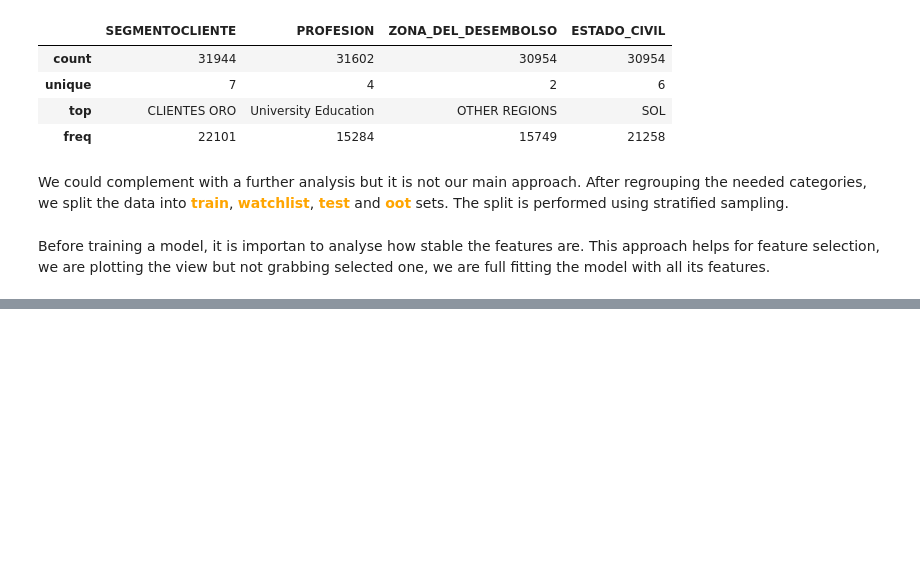
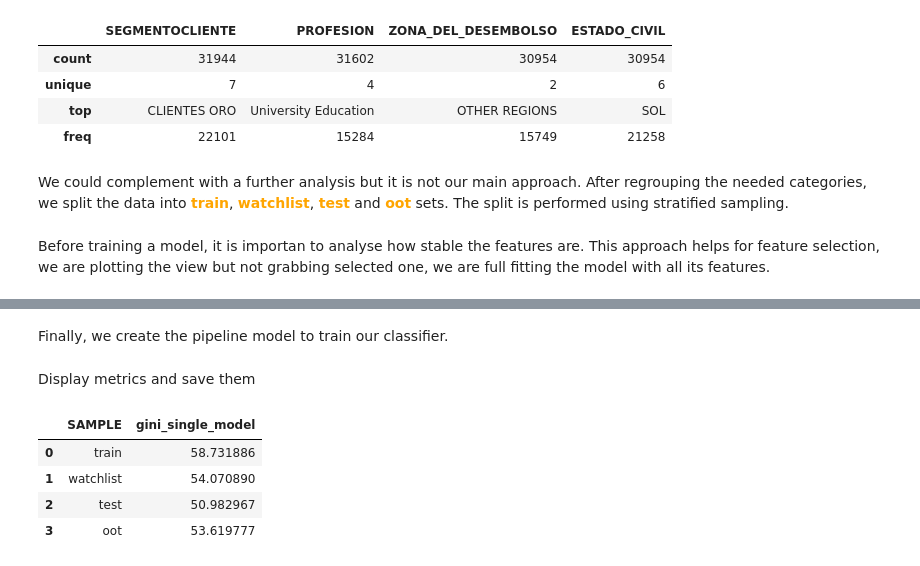
Before and after one commit to Brunoware/Credit-Risk-Segmentation, a Jupyter notebook: 01_eda_project_model_development[4_5].ipynb, the cells around one changed output, grey strips where cells are left out. Drawn from its saved outputs; the diff is of its cells as text; code cells hidden in the pictures; blank space fills up the shorter version.

```diff
--- a/01_eda_project_model_development[4_5].ipynb
+++ b/01_eda_project_model_development[4_5].ipynb
@@ -297,0 +308,2 @@ gini_in_time.transpose()
+# %% [markdown]
+Finally, we create the pipeline model to train our classifier.
@@ -297,0 +357,34 @@ gini_in_time.transpose()
+# %% [markdown]
+Display metrics and save them
+# %%
+# create metrics
+summary = data.groupby('SAMPLE')\
+              .apply(lambda df: gini_score(df, TARGET, 'prediction_single'))\
+              .loc[['train', 'watchlist', 'test', 'oot']]\
+              .reset_index(name = 'gini_single_model')
+
+# save objects
+with open('objects/single_model/encoder.pkl', 'wb') as file:
+    pickle.dump(encoder, file)
+
+with open('objects/single_model/cat_preprocessing.pkl', 'wb') as file:
+    pickle.dump(cat_prep, file)
+
+with open('objects/single_model/model.pkl', 'wb') as file:
+    pickle.dump(model, file)
+
+with open('objects/single_model/model_pipeline.pkl', 'wb') as file:
+    pickle.dump(model_pipe, file)
+
+# save metrics and prediction
+predictions = data[[TIME_ID, CLIENT_ID, 'prediction_single']].sort_values(by = TIME_ID)\
+                                                             .copy()
+predictions.to_csv('results/single_model_punctuation.csv', index = False)
+summary.to_csv('results/single_model_set_evaluation.csv', index = False)
+display(summary)
+# %% [output]
+|  | SAMPLE | gini_single_model |
+| 0 | train | 58.731886 |
+| 1 | watchlist | 54.070890 |
+| 2 | test | 50.982967 |
+| 3 | oot | 53.619777 |
```
Also changed, not shown: parts of 13 cells of this notebook, 8 other files.
